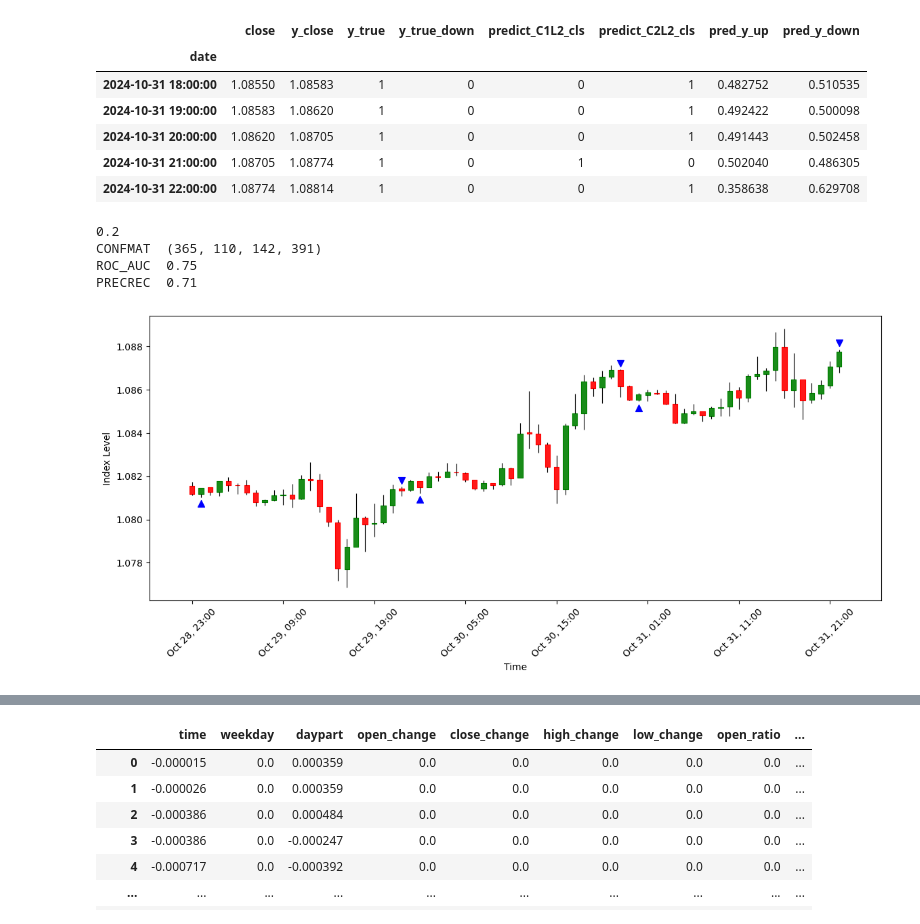
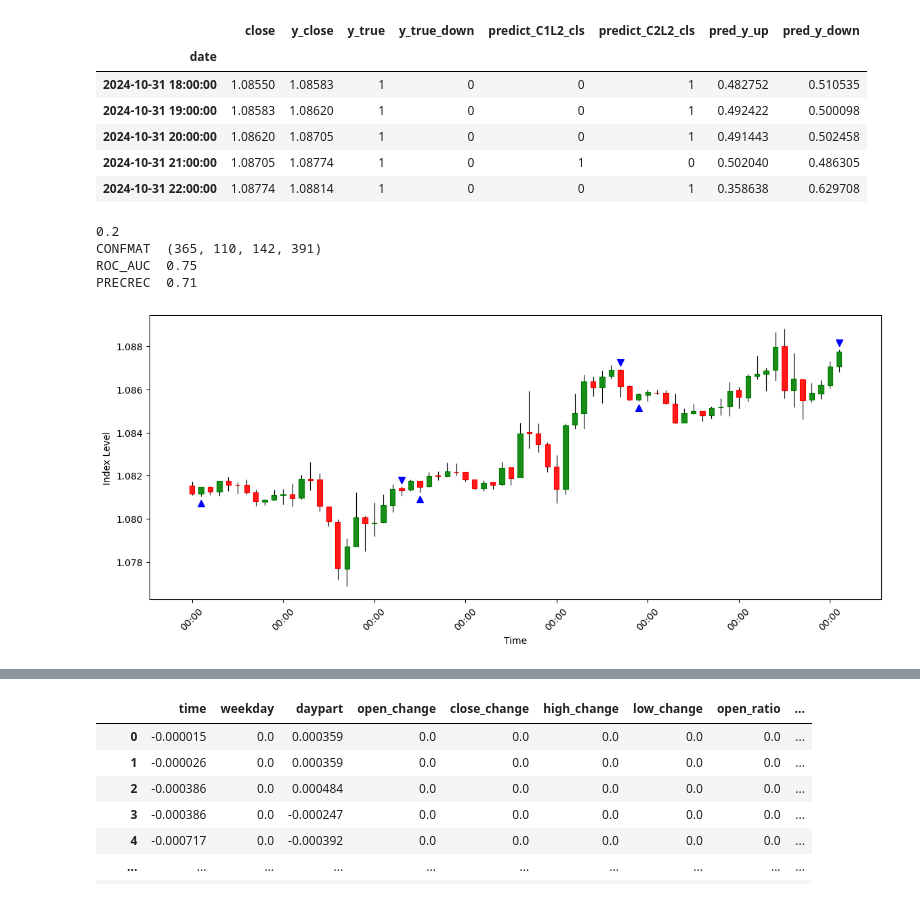
Before and after one commit to Priboy313/final-qualifying-work, a Jupyter notebook: main.ipynb, the cells around one changed output, grey strips where cells are left out. Saved outputs shown, nothing was run; the diff lists cells and outputs as text; code cells hidden in the pictures.

Commit message:
add app.visual module

```diff
--- a/main.ipynb
+++ b/main.ipynb
@@ -771,7 +776,6 @@ test[['close', 'y_close', 'y_true', 'y_true_down',
 warnings.simplefilter(action='ignore', category=FutureWarning)
 warnings.simplefilter(action='ignore', category=pd.errors.PerformanceWarning)
 warnings.simplefilter(action='ignore', category=pd.errors.SettingWithCopyWarning)
-
 
 
 threshold = 0
@@ -780,71 +784,35 @@ threshold = 0.2
 test['ind_up'] = ((test['pred_y_up'] - test['pred_y_down']) > threshold).astype(float)
 test.loc[test['ind_up'] != 1, 'ind_up'] = float("NaN")
 test.loc[test['ind_up'] == 1, 'ind_up'] = test['low'] - 0.0003
 
 test['ind_down'] = ((test['pred_y_down'] - test['pred_y_up']) > threshold).astype(float)
 test.loc[test['ind_down'] != 1, 'ind_down'] = float("NaN")
 test.loc[test['ind_down'] == 1, 'ind_down'] = test['high'] + 0.0003
 
 
 res = test[['y_true', 'ind_up', 'y_true_down', 'ind_down']]
 
 res.loc[res['ind_up'] > 0, 'ind_pred'] = 1
 res.loc[res['ind_down'] > 0, 'ind_pred'] = 0
 
 res = res[(res['ind_pred'] == 1) | (res['ind_pred'] == 0)]
 
 print(threshold)
 pdf.metrics.metrics_class(res.loc[:,'y_true'], res.loc[:,'ind_pred'])
 
 
 plot_window = 12*6
 
 data = test.tail(plot_window)
 data.index = pd.to_datetime(data.index)
 
-add_plot = [
-    mpf.make_addplot(data['ind_up'],
-                     type='scatter', color='blue',
-                     marker='^', markersize=50,
-                     panel=0,
-                     ),
-
-    mpf.make_addplot(data['ind_down'],
-                     type='scatter', color='blue',
-                     marker='v', markersize=50,
-                     panel=0
-                     )
-]
-
-mc = mpf.make_marketcolors(
-    up='green', down='red',
-    edge='inherit',
-    wick='black',
-    volume='in',
-    ohlc='i',
-)
-
-s = mpf.make_mpf_style(
-    marketcolors=mc,
-)
-
-mpf.plot(
-    data,
-    type='candle',
-    volume=False,
-    figsize=(15, 6),
-    # title=my_title,
-    ylabel='Index Level',
-    xlabel='Time',
-    style=s,
-    addplot=add_plot
-)
+get_graph(data)
 # %% [output]
 0.2
 CONFMAT  (365, 110, 142, 391)
 ROC_AUC  0.75
 PRECREC  0.71
-[figure, old version]
+[figure, new version]
 # %%
 import shap
 shap.initjs()
```
Also changed, not shown: parts of 2 cells of this notebook, 2 other files.
